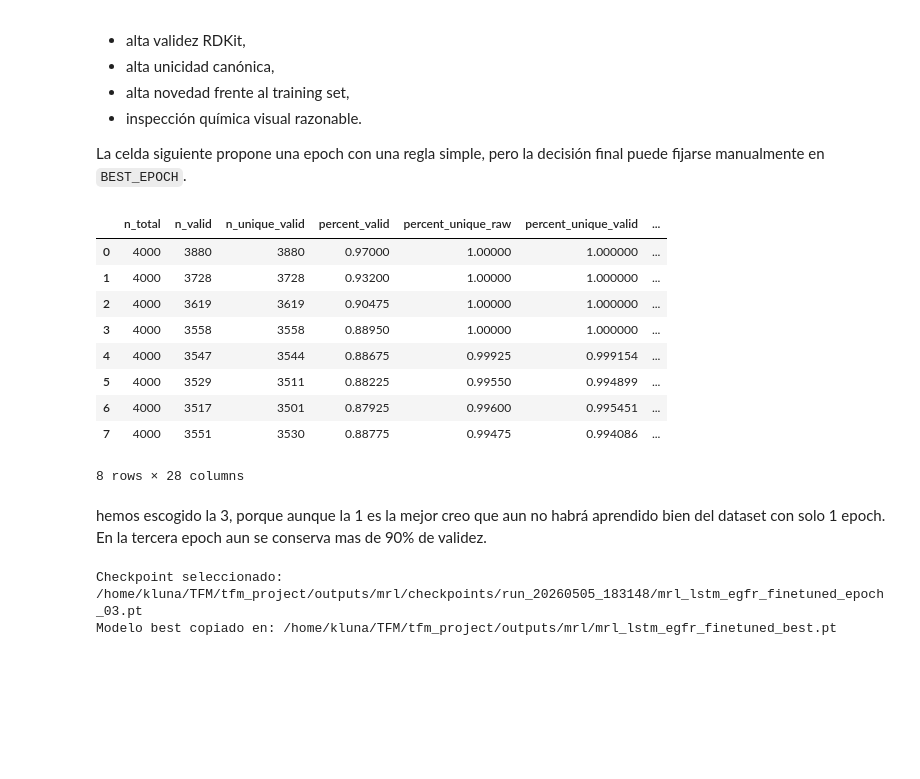
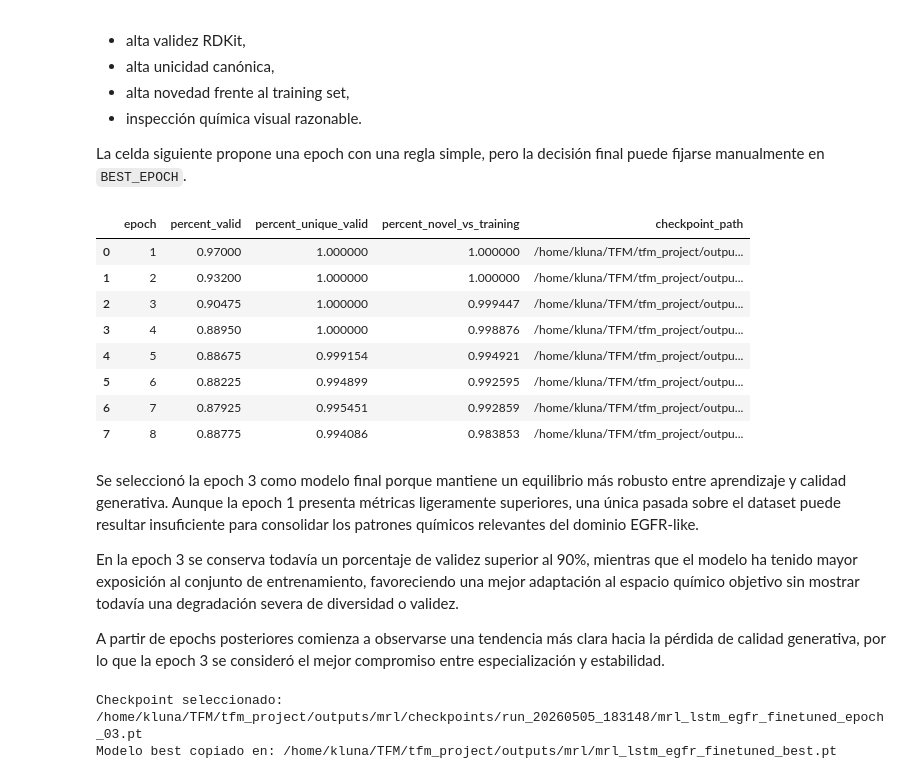
Before and after one commit to kluna1998/smiles-molecule-generator-etl, a Jupyter notebook: notebooks/02_SMILES_generator_MRL_finetuning_generation.ipynb, the cells around one changed output. Cells and saved outputs as stored; diff of their text form; code cells hidden in the pictures; blank space fills up the shorter version.

Commit message:
revisado 02 notebook

```diff
--- a/notebooks/02_SMILES_generator_MRL_finetuning_generation.ipynb
+++ b/notebooks/02_SMILES_generator_MRL_finetuning_generation.ipynb
@@ -49,11 +44,11 @@ SEED = 42
 random.seed(SEED)
 np.random.seed(SEED)
 # %%
-# =========================
-# Rutas del proyecto
-# =========================
-DATA_DIR = Path("../data").resolve()
-OUTPUT_DIR = Path("../outputs/mrl").resolve()
+NOTEBOOK_DIR = Path.cwd().resolve()
+PROJECT_ROOT = NOTEBOOK_DIR.parent if NOTEBOOK_DIR.name.lower() in {"notebooks", "src"} else NOTEBOOK_DIR
+DATA_DIR = PROJECT_ROOT / "data"
+
+OUTPUT_DIR = PROJECT_ROOT / "outputs" / "mrl"
 OUTPUT_DIR.mkdir(parents=True, exist_ok=True)
 
 TRAINING_DATA_PATH = DATA_DIR / "model_procesed_dataset.csv"
@@ -61,7 +56,6 @@ REFERENCE_DATA_PATH = DATA_DIR / "model_preprocesed_dataset.csv"
 
 RAW_OUTPUT_PATH = OUTPUT_DIR / "generated_molecules_raw.csv"
 OUTPUT_PATH = OUTPUT_DIR / "generated_molecules.csv"
-GENERATION_METADATA_PATH = OUTPUT_DIR / "generation_metadata.json"
 MONITORING_HISTORY_PATH = OUTPUT_DIR / "finetuning_monitoring_history.csv"
 
 CHECKPOINT_DIR = OUTPUT_DIR / "checkpoints"
@@ -551,20 +552,29 @@ La mejor epoch no se elige solo por loss. Se elige por equilibrio entre:
 La celda siguiente propone una epoch con una regla simple, pero la decisión final puede fijarse manualmente en `BEST_EPOCH`.
 # %%
 df_history = pd.read_csv(MONITORING_HISTORY_PATH)
-df_history
+df_history[[
+    "epoch",
+    "percent_valid",
+    "percent_unique_valid",
+    "percent_novel_vs_training",
+    "checkpoint_path",
+]]
 # %% [output]
-|  | n_total | n_valid | n_unique_valid | percent_valid | percent_unique_raw | percent_unique_valid | ... |
-| 0 | 4000 | 3880 | 3880 | 0.97000 | 1.00000 | 1.000000 | ... |
-| 1 | 4000 | 3728 | 3728 | 0.93200 | 1.00000 | 1.000000 | ... |
-| 2 | 4000 | 3619 | 3619 | 0.90475 | 1.00000 | 1.000000 | ... |
-| 3 | 4000 | 3558 | 3558 | 0.88950 | 1.00000 | 1.000000 | ... |
-| 4 | 4000 | 3547 | 3544 | 0.88675 | 0.99925 | 0.999154 | ... |
-| 5 | 4000 | 3529 | 3511 | 0.88225 | 0.99550 | 0.994899 | ... |
-| 6 | 4000 | 3517 | 3501 | 0.87925 | 0.99600 | 0.995451 | ... |
-| 7 | 4000 | 3551 | 3530 | 0.88775 | 0.99475 | 0.994086 | ... |
+|  | epoch | percent_valid | percent_unique_valid | percent_novel_vs_training | checkpoint_path |
+| 0 | 1 | 0.97000 | 1.000000 | 1.000000 | /home/kluna/TFM/tfm_project/outpu... |
+| 1 | 2 | 0.93200 | 1.000000 | 1.000000 | /home/kluna/TFM/tfm_project/outpu... |
+| 2 | 3 | 0.90475 | 1.000000 | 0.999447 | /home/kluna/TFM/tfm_project/outpu... |
+| 3 | 4 | 0.88950 | 1.000000 | 0.998876 | /home/kluna/TFM/tfm_project/outpu... |
+| 4 | 5 | 0.88675 | 0.999154 | 0.994921 | /home/kluna/TFM/tfm_project/outpu... |
+| 5 | 6 | 0.88225 | 0.994899 | 0.992595 | /home/kluna/TFM/tfm_project/outpu... |
+| 6 | 7 | 0.87925 | 0.995451 | 0.992859 | /home/kluna/TFM/tfm_project/outpu... |
+| 7 | 8 | 0.88775 | 0.994086 | 0.983853 | /home/kluna/TFM/tfm_project/outpu... |
-8 rows × 28 columns
 # %% [markdown]
-hemos escogido la 3, porque aunque la 1 es la mejor creo que aun no habrá aprendido bien del dataset con solo 1 epoch. En la tercera epoch aun se conserva mas de 90% de validez.
+Se seleccionó la epoch 3 como modelo final porque mantiene un equilibrio más robusto entre aprendizaje y calidad generativa. Aunque la epoch 1 presenta métricas ligeramente superiores, una única pasada sobre el dataset puede resultar insuficiente para consolidar los patrones químicos relevantes del dominio EGFR-like.
+
+En la epoch 3 se conserva todavía un porcentaje de validez superior al 90%, mientras que el modelo ha tenido mayor exposición al conjunto de entrenamiento, favoreciendo una mejor adaptación al espacio químico objetivo sin mostrar todavía una degradación severa de diversidad o validez.
+
+A partir de epochs posteriores comienza a observarse una tendencia más clara hacia la pérdida de calidad generativa, por lo que la epoch 3 se consideró el mejor compromiso entre especialización y estabilidad.
 # %%
 # Ajusta manualmente si la inspección química justifica otra epoch.
 #BEST_EPOCH = suggested_best_epoch
```
Also changed, not shown: parts of 11 cells of this notebook.
